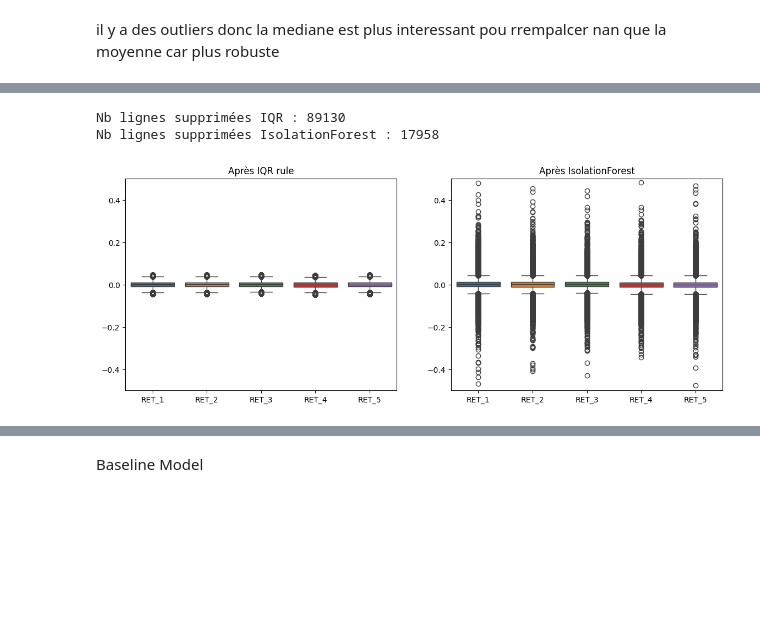
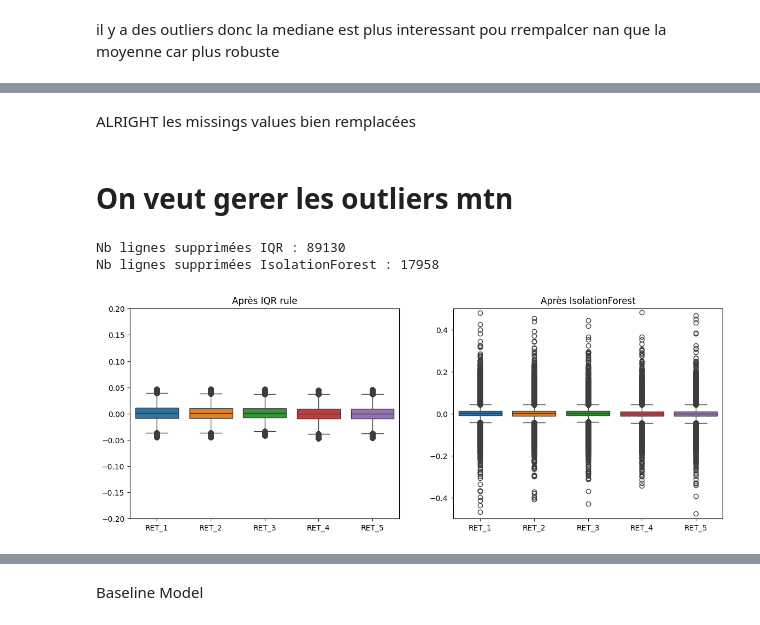
Before and after one commit to AxelPortier/QRT_Challenge_ENS, a Jupyter notebook: Test_Axel.ipynb, the cells around one changed output, grey strips where cells are left out. Cells and saved outputs as stored; diff of their text form; code cells hidden in the pictures; blank space fills up the shorter version.

```diff
--- a/Test_Axel.ipynb
+++ b/Test_Axel.ipynb
@@ -191,6 +206,10 @@ RET_5             0.0
 VOLUME_5          0.0
 RET               0.0
 dtype: float64
+# %% [markdown]
+ALRIGHT les missings values bien remplacées
+# %% [markdown]
+# On veut gerer les outliers mtn
 # %%
 import matplotlib.pyplot as plt
 import seaborn as sns
@@ -204,33 +223,33 @@ X = cleaned_train[ret_features]
 Q1 = X.quantile(0.25)
 Q3 = X.quantile(0.75)
 IQR = Q3 - Q1
 mask_iqr = ~((X < (Q1 - 1.5 * IQR)) | (X > (Q3 + 1.5 * IQR))).any(axis=1)
 cleaned_iqr = cleaned_train[mask_iqr]
 
 # --- Méthode 2 : IsolationForest ---
 iso = IsolationForest(contamination=0.05, random_state=42)
 y_pred_iso = iso.fit_predict(X)
 cleaned_iso = cleaned_train[y_pred_iso == 1]  # 1 = normal, -1 = outlier
 
 print(f"Nb lignes supprimées IQR : {len(cleaned_train) - len(cleaned_iqr)}")
 print(f"Nb lignes supprimées IsolationForest : {len(cleaned_train) - len(cleaned_iso)}")
 
 # --- Plot côte à côte ---
 plt.figure(figsize=(14, 5))
 
 plt.subplot(1, 2, 1)
 sns.boxplot(cleaned_iqr[ret_features])
 plt.title("Après IQR rule")
-plt.ylim((-0.5, 0.5))
+plt.ylim((-0.2, 0.2))
 
 plt.subplot(1, 2, 2)
 sns.boxplot(cleaned_iso[ret_features])
 plt.title("Après IsolationForest")
 plt.ylim((-0.5, 0.5))
 
 plt.show()
 # %% [output]
 Nb lignes supprimées IQR : 89130
 Nb lignes supprimées IsolationForest : 17958
-[figure, old version]
+[figure, new version]
 # %%
```
Also changed, not shown: parts of 13 cells of this notebook.
